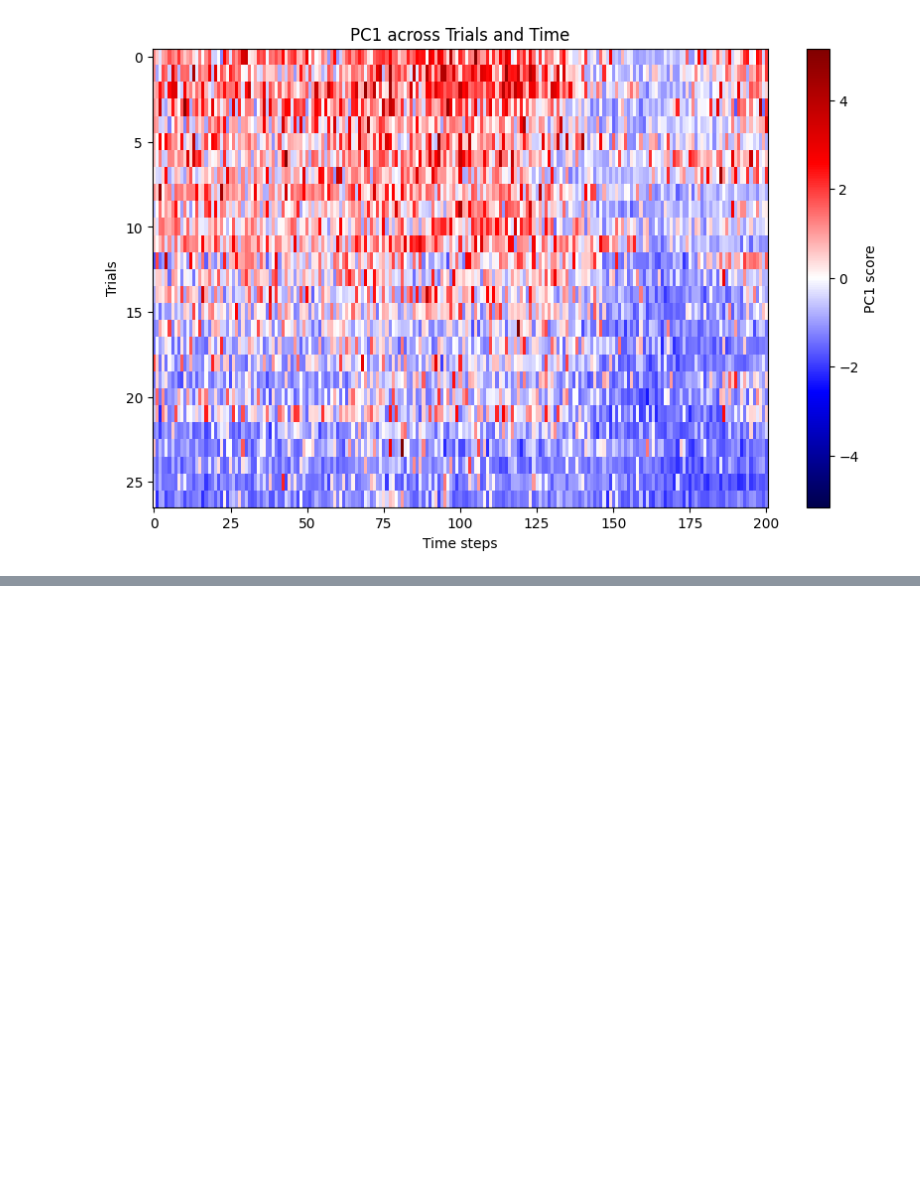
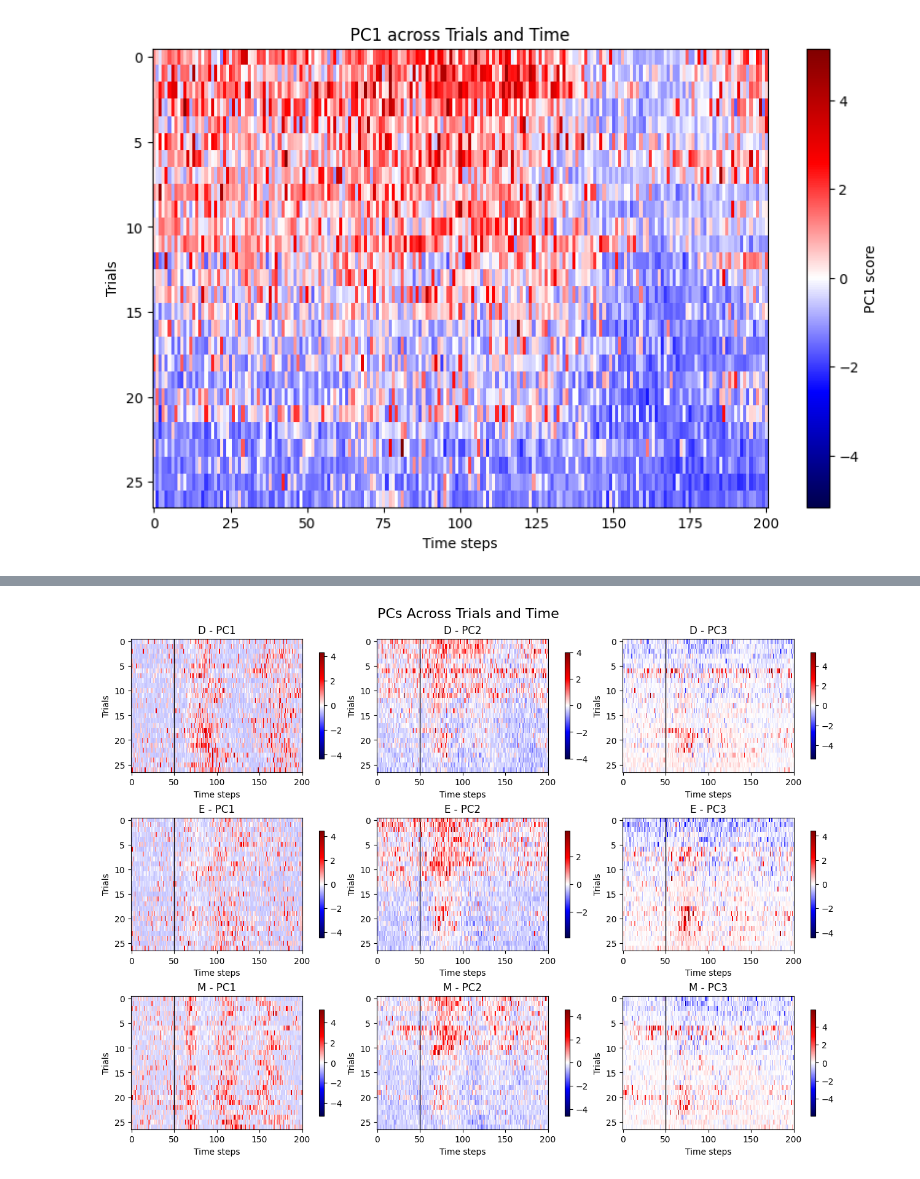
Before and after one commit to smacpher/handwritingBCIRepro, a Jupyter notebook: data.ipynb, the cells around one changed output, grey strips where cells are left out. Saved outputs shown, nothing was run; the diff lists cells and outputs as text; code cells hidden in the pictures; blank space fills up the shorter version.

```diff
--- a/data.ipynb
+++ b/data.ipynb
@@ -188,0 +226,6 @@ plt.show()
+# %%
+# This is with blockwise z-scoring but with PCs that were fit to single-trial data.
+# Going to try to fit PCs to trial-averaged data.
+plot_pcs_grid(combinedPCAReduced, letterToIdx, letters=['d', 'e', 'm'])
+# %% [output]
+[figure, added]
```
Also changed, not shown: parts of 25 cells of this notebook, 2 other files.
